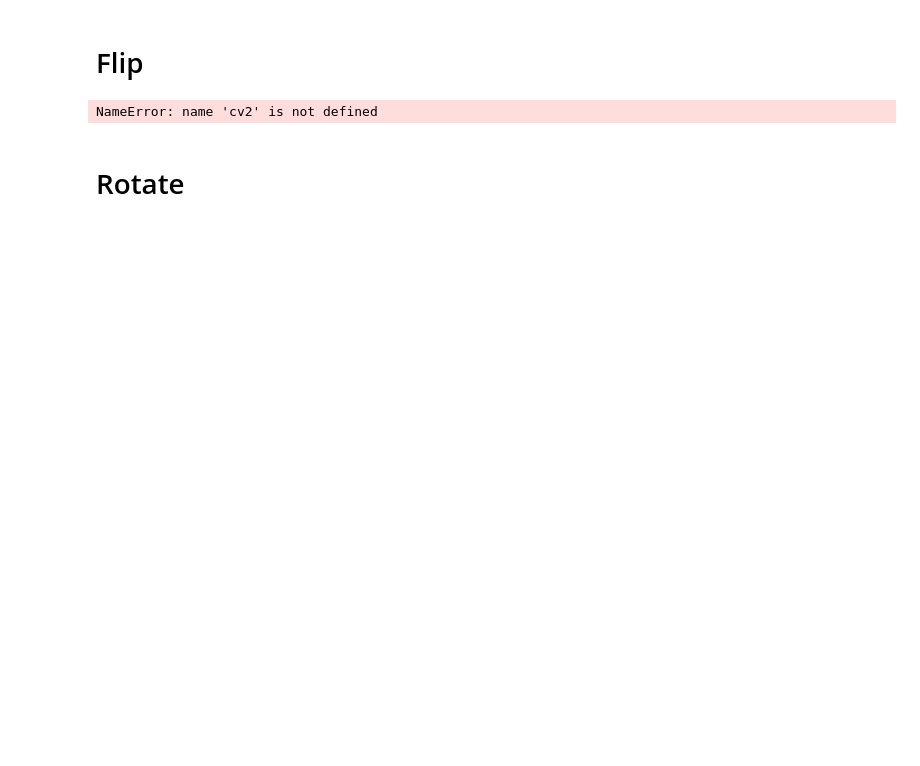
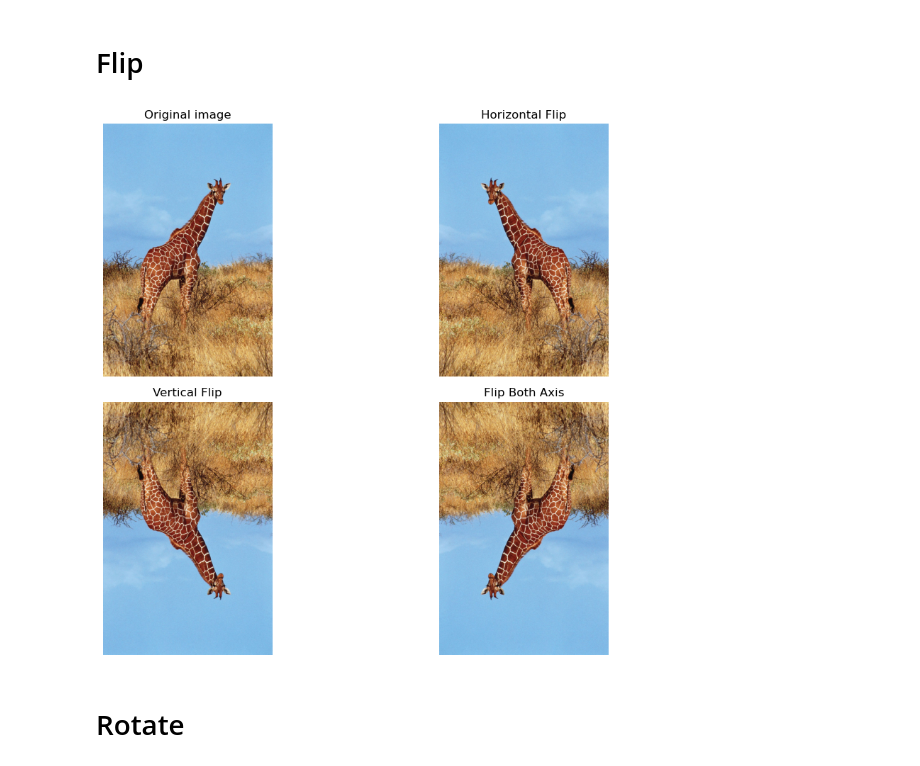
Before and after one commit to J-M-Bell/CVBootcamp, a Jupyter notebook: OpenCV/Flip, Rotate, and Crop Images/FlipRotateCrop.ipynb, the cells around one changed output. Cells and saved outputs as stored; diff of their text form; code cells hidden in the pictures; blank space fills up the shorter version.

Commit message:
updated image flip, rotate, and crop notebook file

```diff
--- a/OpenCV/Flip, Rotate, and Crop Images/FlipRotateCrop.ipynb
+++ b/OpenCV/Flip, Rotate, and Crop Images/FlipRotateCrop.ipynb
@@ -11,31 +29,31 @@ image_rgb = cv2.cvtColor(image, cv2.COLOR_BGR2RGB)
 # %%
 # 1 --> horizontal
 # 0 --> vertical
 # -1 --> Both axis
 
 flip_horizontal = cv2.flip(image, 1)
 flip_vertical = cv2.flip(image, 0)
 flip_both = cv2.flip(image, -1)
 
 titles = ["Original image",
           "Horizontal Flip",
           "Vertical Flip",
           "Flip Both Axis"]
 images = [image_rgb,
           cv2.cvtColor(flip_horizontal, cv2.COLOR_BGR2RGB),
           cv2.cvtColor(flip_vertical, cv2.COLOR_BGR2RGB),
           cv2.cvtColor(flip_both, cv2.COLOR_BGR2RGB)]
 
 plt.figure(figsize=(12,8))
 for i in range(4):
-    plt.subplot(2,2,i*1)
+    plt.subplot(2,2,i+1)
     plt.imshow(images[i])
     plt.title(titles[i])
     plt.axis("Off")
 plt.tight_layout()
 plt.show()
 # %% [output]
-NameError: name 'cv2' is not defined
+[figure, added]
 # %% [markdown]
 # Rotate
 # %%
```
Also changed, not shown: parts of 3 cells of this notebook.
